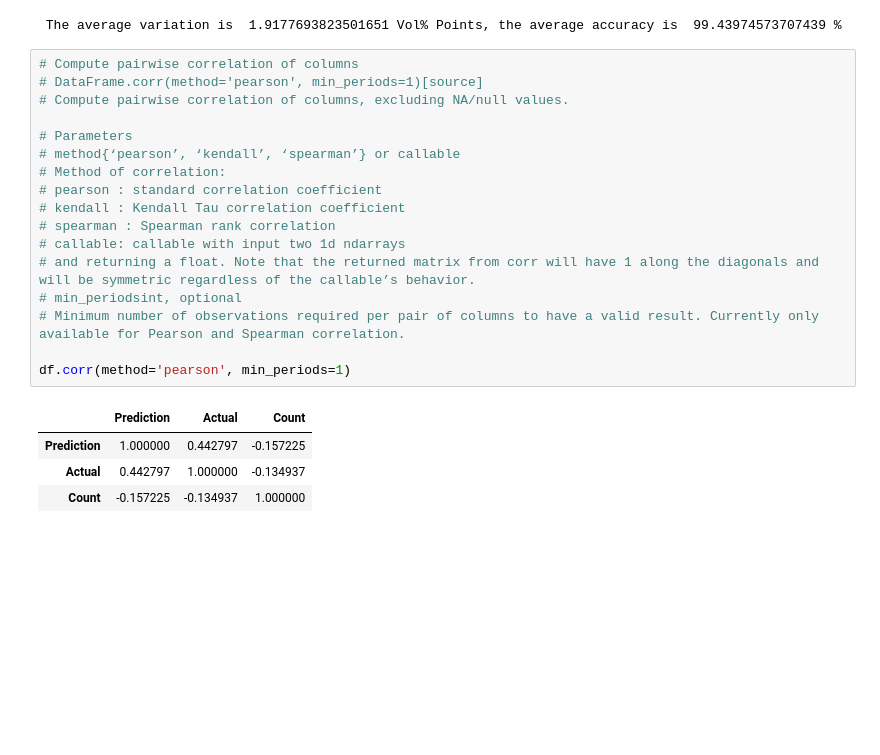
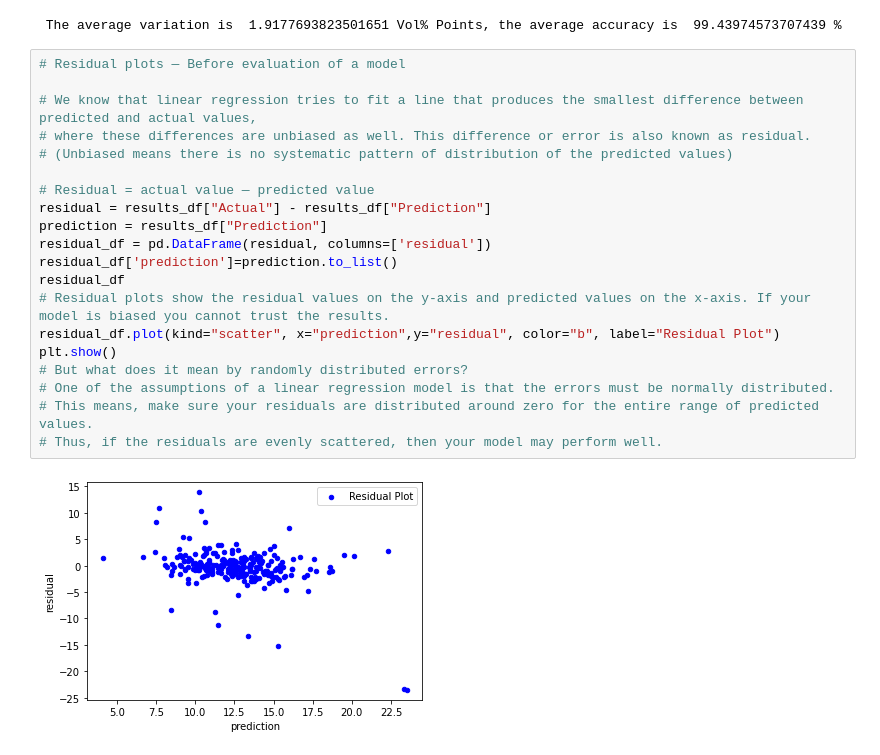
Before and after one commit to Jarney903/Red-ProjectHub, a Jupyter notebook: Final Models/LinearRegression_V.1.ipynb, the cells around one changed output. Saved outputs shown, nothing was run; the diff lists cells and outputs as text; blank space fills up the shorter version.

```diff
--- a/Final Models/LinearRegression_V.1.ipynb
+++ b/Final Models/LinearRegression_V.1.ipynb
@@ -93,25 +94,25 @@ total_accuracy = results_df['Accuracy'].astype(float).mean()
 print(" The average variation is " ,total_variation, "Vol% Points, the average accuracy is " ,total_accuracy, "%")
 # %% [output]
  The average variation is  1.9177693823501651 Vol% Points, the average accuracy is  99.43974573707439 %
-# %%
-# Compute pairwise correlation of columns
-# DataFrame.corr(method='pearson', min_periods=1)[source]
-# Compute pairwise correlation of columns, excluding NA/null values.
-
-# Parameters
-# method{‘pearson’, ‘kendall’, ‘spearman’} or callable
-# Method of correlation:
-# pearson : standard correlation coefficient
-# kendall : Kendall Tau correlation coefficient
-# spearman : Spearman rank correlation
-# callable: callable with input two 1d ndarrays
-# and returning a float. Note that the returned matrix from corr will have 1 along the diagonals and will be symmetric regardless of the callable’s behavior.
-# min_periodsint, optional
-# Minimum number of observations required per pair of columns to have a valid result. Currently only available for Pearson and Spearman correlation.
-
-df.corr(method='pearson', min_periods=1)
-# %% [output]
-|  | Prediction | Actual | Count |
-| Prediction | 1.000000 | 0.442797 | -0.157225 |
-| Actual | 0.442797 | 1.000000 | -0.134937 |
-| Count | -0.157225 | -0.134937 | 1.000000 |
+# %%
+# Residual plots — Before evaluation of a model
+
+# We know that linear regression tries to fit a line that produces the smallest difference between predicted and actual values,
+# where these differences are unbiased as well. This difference or error is also known as residual.
+# (Unbiased means there is no systematic pattern of distribution of the predicted values)
+
+# Residual = actual value — predicted value
+residual = results_df["Actual"] - results_df["Prediction"]
+prediction = results_df["Prediction"]
+residual_df = pd.DataFrame(residual, columns=['residual'])
+residual_df['prediction']=prediction.to_list()
+residual_df
+# Residual plots show the residual values on the y-axis and predicted values on the x-axis. If your model is biased you cannot trust the results.
+residual_df.plot(kind="scatter", x="prediction",y="residual", color="b", label="Residual Plot")
+plt.show()
+# But what does it mean by randomly distributed errors?
+# One of the assumptions of a linear regression model is that the errors must be normally distributed.
+# This means, make sure your residuals are distributed around zero for the entire range of predicted values.
+# Thus, if the residuals are evenly scattered, then your model may perform well.
+# %% [output]
+[figure, added]
```
Also changed, not shown: parts of 4 cells of this notebook, 2 other files.
